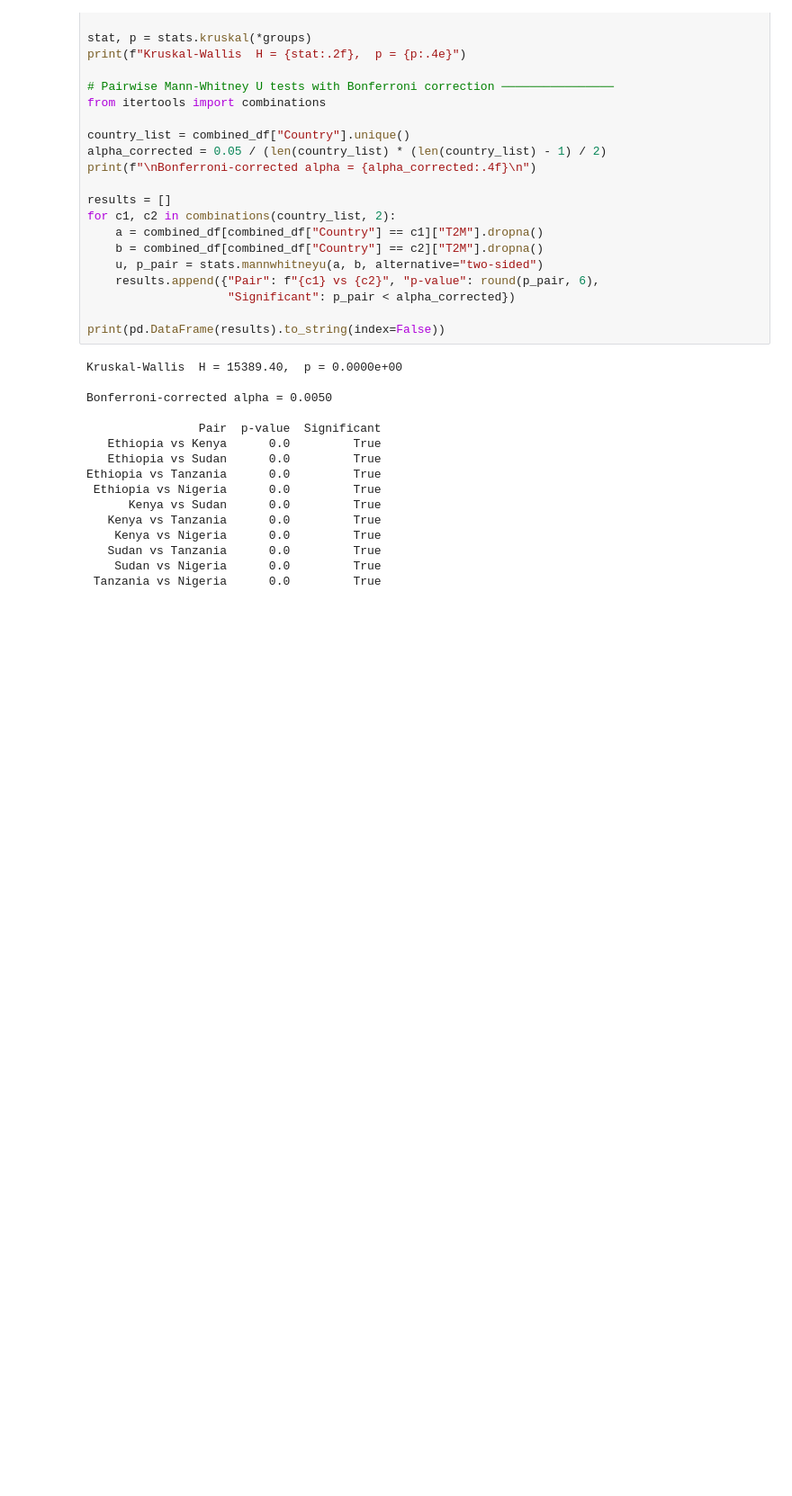
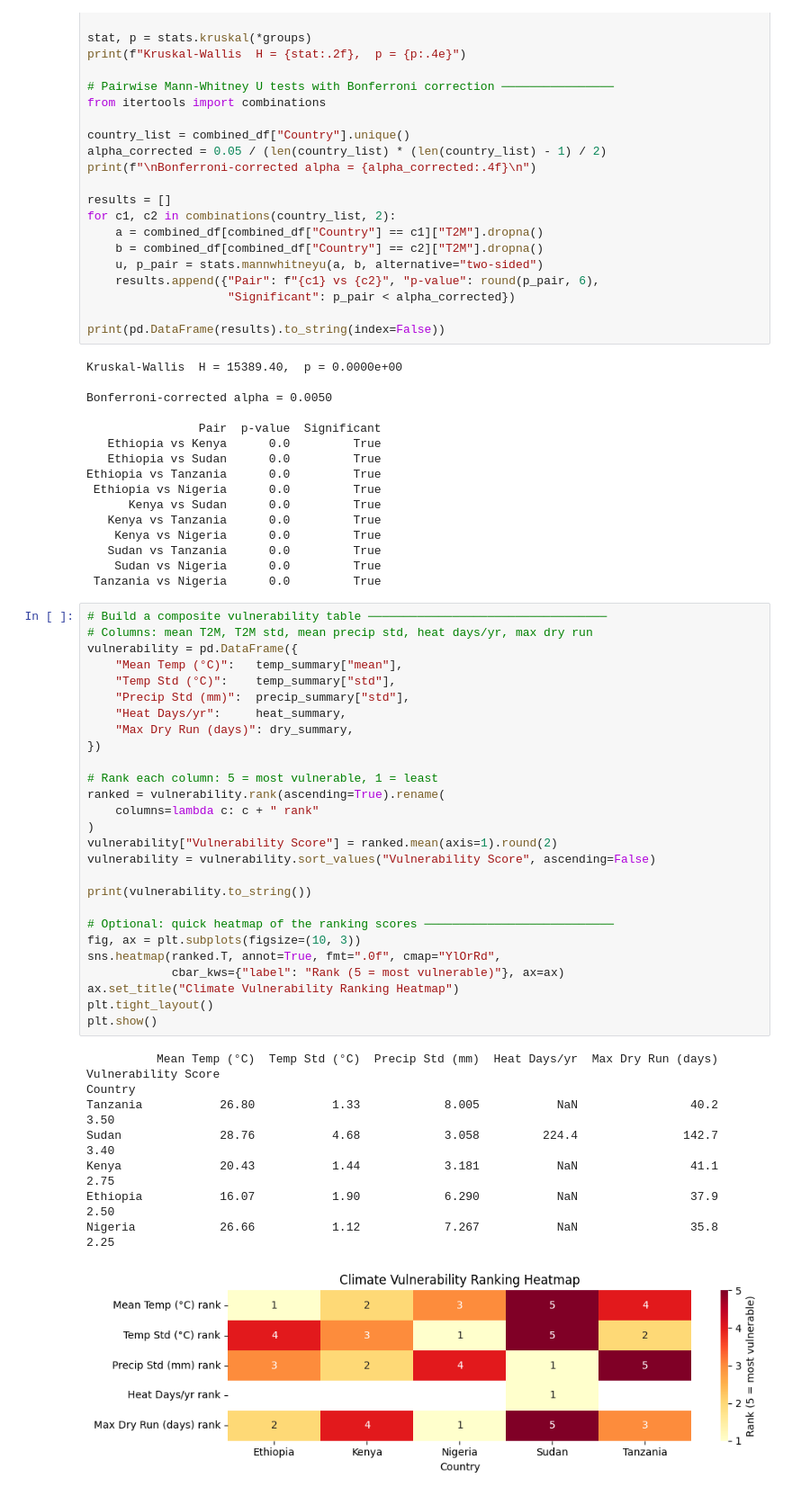
Before and after one commit to oim1999/climate-challenge-week0, a Jupyter notebook: notebooks/compare-countries.ipynb, the cells around one changed output. Shown at 90% size. Cells and saved outputs as stored; diff of their text form; blank space fills up the shorter version.

Commit message:
feat: add cross-country comparison notebook with COP32 analysis

```diff
--- a/notebooks/compare-countries.ipynb
+++ b/notebooks/compare-countries.ipynb
@@ -204,3 +206,39 @@ Ethiopia vs Tanzania      0.0         True
    Sudan vs Tanzania      0.0         True
     Sudan vs Nigeria      0.0         True
  Tanzania vs Nigeria      0.0         True
+# %%
+# Build a composite vulnerability table ──────────────────────────────────
+# Columns: mean T2M, T2M std, mean precip std, heat days/yr, max dry run
+vulnerability = pd.DataFrame({
+    "Mean Temp (°C)":   temp_summary["mean"],
+    "Temp Std (°C)":    temp_summary["std"],
+    "Precip Std (mm)":  precip_summary["std"],
+    "Heat Days/yr":     heat_summary,
+    "Max Dry Run (days)": dry_summary,
+})
+
+# Rank each column: 5 = most vulnerable, 1 = least
+ranked = vulnerability.rank(ascending=True).rename(
+    columns=lambda c: c + " rank"
+)
+vulnerability["Vulnerability Score"] = ranked.mean(axis=1).round(2)
+vulnerability = vulnerability.sort_values("Vulnerability Score", ascending=False)
+
+print(vulnerability.to_string())
+
+# Optional: quick heatmap of the ranking scores ───────────────────────────
+fig, ax = plt.subplots(figsize=(10, 3))
+sns.heatmap(ranked.T, annot=True, fmt=".0f", cmap="YlOrRd",
+            cbar_kws={"label": "Rank (5 = most vulnerable)"}, ax=ax)
+ax.set_title("Climate Vulnerability Ranking Heatmap")
+plt.tight_layout()
+plt.show()
+# %% [output]
+          Mean Temp (°C)  Temp Std (°C)  Precip Std (mm)  Heat Days/yr  Max Dry Run (days)  Vulnerability Score
+Country
+Tanzania           26.80           1.33            8.005           NaN                40.2                 3.50
+Sudan              28.76           4.68            3.058         224.4               142.7                 3.40
+Kenya              20.43           1.44            3.181           NaN                41.1                 2.75
+Ethiopia           16.07           1.90            6.290           NaN                37.9                 2.50
+Nigeria            26.66           1.12            7.267           NaN                35.8                 2.25
+[figure, added]
```
Also changed, not shown: parts of 6 cells of this notebook.
